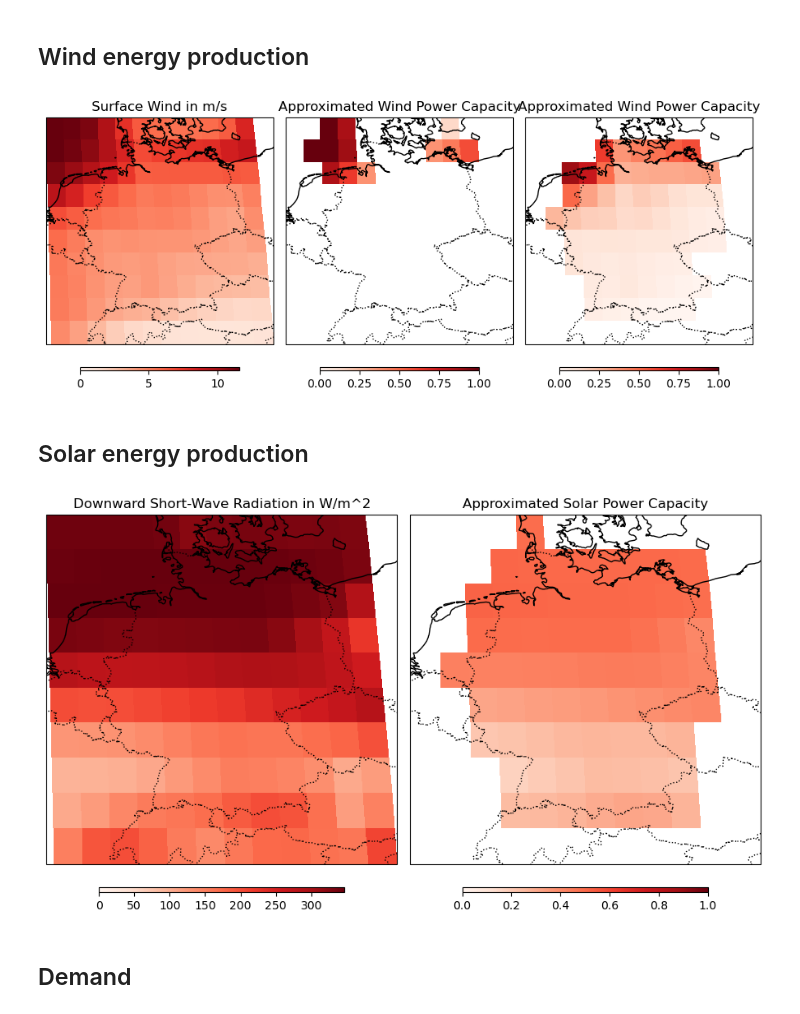
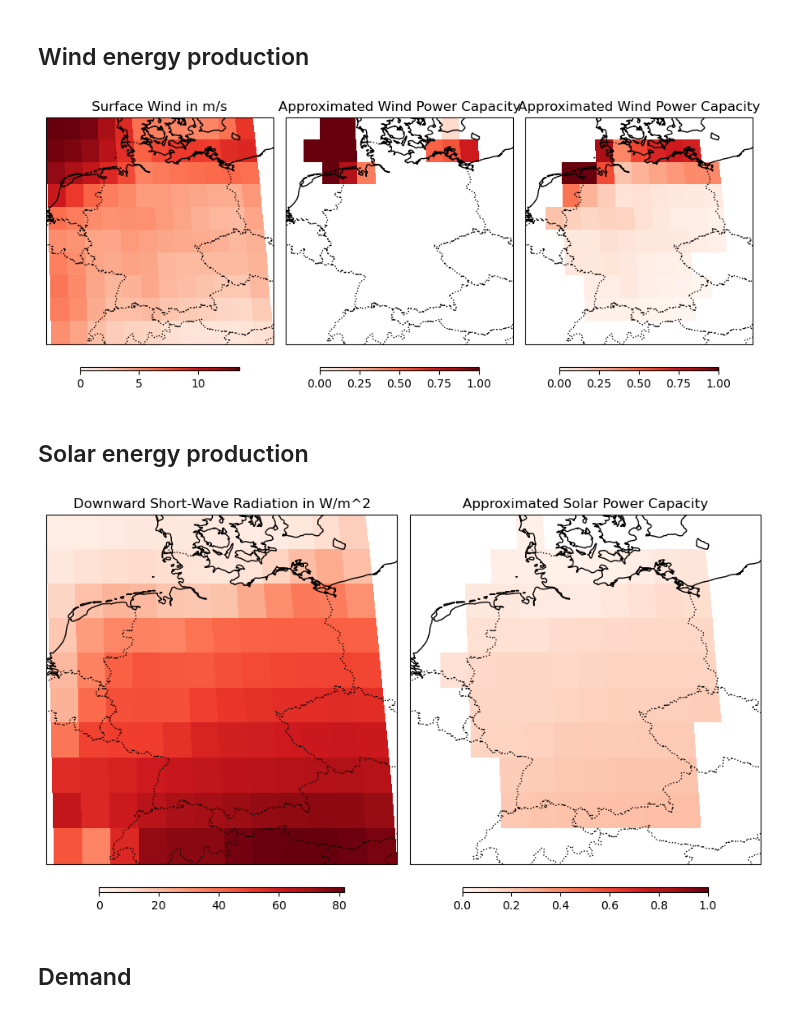
Before and after one commit to O-Nennecke/RL_2026_paper, a Jupyter notebook: SEM.ipynb, the cells around one changed output. Saved outputs shown, nothing was run; the diff lists cells and outputs as text; code cells hidden in the pictures.

Commit message:
Data download and SEM_Application

```diff
--- a/SEM.ipynb
+++ b/SEM.ipynb
@@ -40,31 +40,36 @@ grid_solar = xr.open_dataset('/climca/people/onennecke/Wind_Solar_MaStR/processe
 grid_solar = grid_solar['solar_cap']
 # %%
 # Load climate data
-scenario = 'CESM2'
-run = 'r1i1p1f1'
+ESM = 'CESM2'
+run = 'r4i1p1f1'# 'r1i1p1f1'
+scenario = 'ssp370' # 'historical'
+MIP = 'ScenarioMIP' # CMIP
+version = 'v20200528' # 'v20190308'
 
 # List of variables
-variables = ['sfcWind', 'rsds', 'tas']
+variables = ['sfcWind', 'rsds', 'tas', 'tasmax']
 
 # Preprocess function to apply spatial filter directly at load time
-def preprocess(ds):
-    return ds.sel(lat=slice(45, 60), lon=slice(5, 17))
+# def preprocess(ds):
+#     return ds.sel(lat=slice(45, 60), lon=slice(5, 17))
 
 # List to hold individual datasets (one for each variable)
 ds_list = []
 
 # Load each variable and apply filtering
 for variable in variables:
-    path = f'/climca/data/CMIP6/CMIP/NCAR/{scenario}/historical/{run}/day/{variable}/gn/v20190308/{variable}_day_{scenario}_historical_{run}_gn_*'
+    path = f'/climca/data/CMIP6/{MIP}/*/{ESM}/{scenario}/{run}/day/{variable}/*/{version}/{variable}_day_{ESM}_{scenario}_{run}_gn_*'
 
     # Open with preprocessing (spatial filtering)
-    nc = xr.open_mfdataset(path, preprocess=preprocess)
+    nc = xr.open_mfdataset(path, preprocess=grid_func.preprocess)
 
     # Keep only the desired variable, but retain Dataset structure
     nc = nc[[variable]]
 
     # Filter to only winter months (October to March)
     # nc = nc.sel(time=nc.time.dt.month.isin([10, 11, 12, 1, 2, 3]))
+
+    nc = nc.sel(time=nc.time.dt.year.isin(range(2015, 2025)))
 
     # Append to list for later merging
     ds_list.append(nc)
@@ -74,6 +79,8 @@ clim_ds = xr.merge(ds_list)
 
 if ds_list[2]['tas'].units == 'K':
     clim_ds['tas'] = clim_ds['tas'] - 273.15
+if ds_list[3]['tasmax'].units == 'K':
+    clim_ds['tasmax'] = clim_ds['tasmax'] - 273.15
 # %%
 # Regrid the combined dataset
 combined_ds = grid_func.regrid(clim_ds)
@@ -112,7 +166,7 @@ vmin = 0
 vmax = 1
 
 # Plot the data
-timestep = 24507
+timestep = 1
 
 fig, (ax1, ax2, ax3) = plt.subplots(nrows=1, ncols=3, figsize=(9, 6), subplot_kw={'projection': ccrs.Robinson()})
 
@@ -144,7 +198,7 @@ ax3.set_title('Approximated Wind Power Capacity')
 plt.tight_layout()
 plt.show()
 # %% [output]
-[figure, old version]
+[figure, new version]
 # %%
 weprod_off = wind_model_func.compute_wind_energy_production(wepot_off, grid_offshore)
 weprod_on = wind_model_func.compute_wind_energy_production(wepot_on, grid_onshore)
@@ -154,7 +208,7 @@ combined_ds['wind_on_prod'] = weprod_on['wind_on_prod']
 # %% [markdown]
 ## Solar energy production
 # %%
-sepot = solar_model_func.compute_solar_energy_potential(combined_ds['rsds'], combined_ds['tas'], combined_ds['tas'], combined_ds['sfcWind'])
+sepot = solar_model_func.compute_solar_energy_potential(combined_ds['rsds'], combined_ds['tas'], combined_ds['tasmax'], combined_ds['sfcWind'])
 # %%
 combined_ds['solar_pot'] = sepot
 # %%
@@ -167,35 +221,35 @@ sepot_plot = sepot.where(grid_solar > 0)
 lon_edges = combined_ds['lon'].values - (combined_ds['lon'].lon.diff(dim='lon') / 2).pad({'lon': (1, 0)}, mode='edge')
 lat_edges = combined_ds['lat'].values - (combined_ds['lat'].lat.diff(dim='lat') / 2).pad({'lat': (1, 0)}, mode='edge')
 
 vmin = 0
 vmax = 1
 
 # Plot the data
-timestep = 10000 #29937# 1# 10000 # 24507
+timestep = 1 #29937# 1# 10000 # 24507
 
 fig, (ax1, ax2) = plt.subplots(nrows=1, ncols=2, figsize=(9, 6), subplot_kw={'projection': ccrs.Robinson()})
 
 # First subplot
 ax1.coastlines()
 ax1.add_feature(cfeature.BORDERS, linestyle=':', edgecolor='black')
 xxx1 = combined_ds['rsds'].isel(time=timestep)
 im1 = ax1.pcolormesh(lon_edges, lat_edges, xxx1, transform=ccrs.PlateCarree(), cmap='Reds', vmin=vmin)
 cbar1 = fig.colorbar(im1, ax=ax1, orientation='horizontal', pad=0.05, shrink=0.7, aspect=50)
 ax1.set_title('Downward Short-Wave Radiation in W/m^2')
 
 # Second subplot
 ax2.coastlines()
 ax2.add_feature(cfeature.BORDERS, linestyle=':', edgecolor='black')
 xxx2 = sepot_plot.isel(time=timestep)
 im2 = ax2.pcolormesh(lon_edges, lat_edges, xxx2, transform=ccrs.PlateCarree(), cmap='Reds', vmin=vmin, vmax=vmax)
 cbar2 = fig.colorbar(im2, ax=ax2, orientation='horizontal', pad=0.05, shrink=0.7, aspect=50)
 ax2.set_title('Approximated Solar Power Capacity')
 
 plt.tight_layout()
 plt.show()
 # '''
 # %% [output]
-[figure, old version]
+[figure, new version]
 # %%
 seprod = solar_model_func.compute_solar_energy_production(sepot, grid_solar)
 # %%
```
Also changed, not shown: parts of 5 cells of this notebook, 17 other files.
